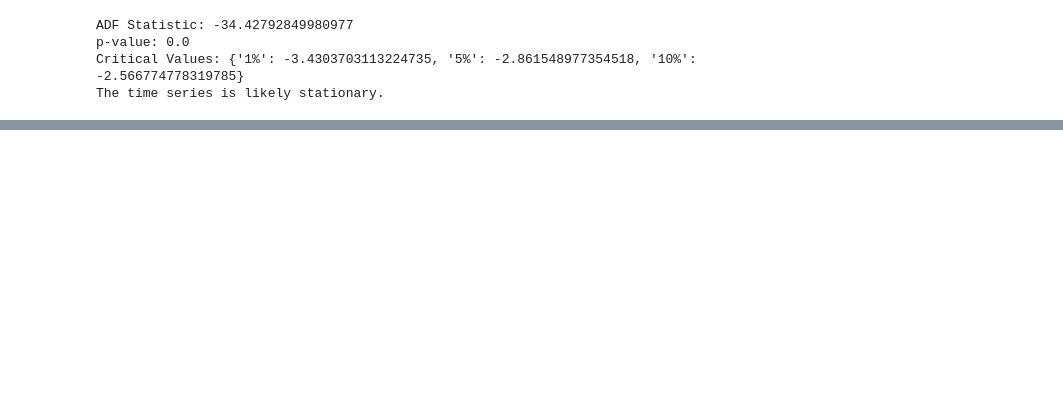
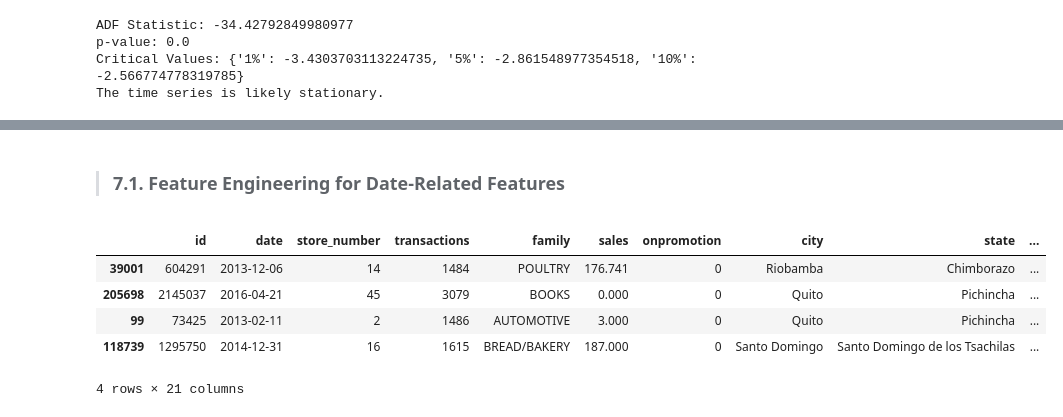
Before and after one commit to aaronayitey/LP3-Time-Series-Analysis, a Jupyter notebook: code.ipynb, the cells around one changed output, grey strips where cells are left out. Drawn from its saved outputs; the diff is of its cells as text; code cells hidden in the pictures; blank space fills up the shorter version.

```diff
--- a/code.ipynb
+++ b/code.ipynb
@@ -1126,0 +1169,15 @@ plt.title('Random');
+# %% [markdown]
+> ### **7.1. Feature Engineering for Date-Related Features**
+# %%
+salesdata['year']=salesdata['date'].dt.year
+salesdata['month']=salesdata['date'].dt.month
+salesdata['day']=salesdata['date'].dt.day
+salesdata['dayofweek_num']=salesdata['date'].dt.dayofweek
+salesdata.sample(4)
+# %% [output]
+|  | id | date | store_number | transactions | family | sales | onpromotion | city | state | ... |
+| 39001 | 604291 | 2013-12-06 | 14 | 1484 | POULTRY | 176.741 | 0 | Riobamba | Chimborazo | ... |
+| 205698 | 2145037 | 2016-04-21 | 45 | 3079 | BOOKS | 0.000 | 0 | Quito | Pichincha | ... |
+| 99 | 73425 | 2013-02-11 | 2 | 1486 | AUTOMOTIVE | 3.000 | 0 | Quito | Pichincha | ... |
+| 118739 | 1295750 | 2014-12-31 | 16 | 1615 | BREAD/BAKERY | 187.000 | 0 | Santo Domingo | Santo Domingo de los Tsachilas | ... |
+4 rows × 21 columns
```
Also changed, not shown: parts of 16 cells of this notebook.
